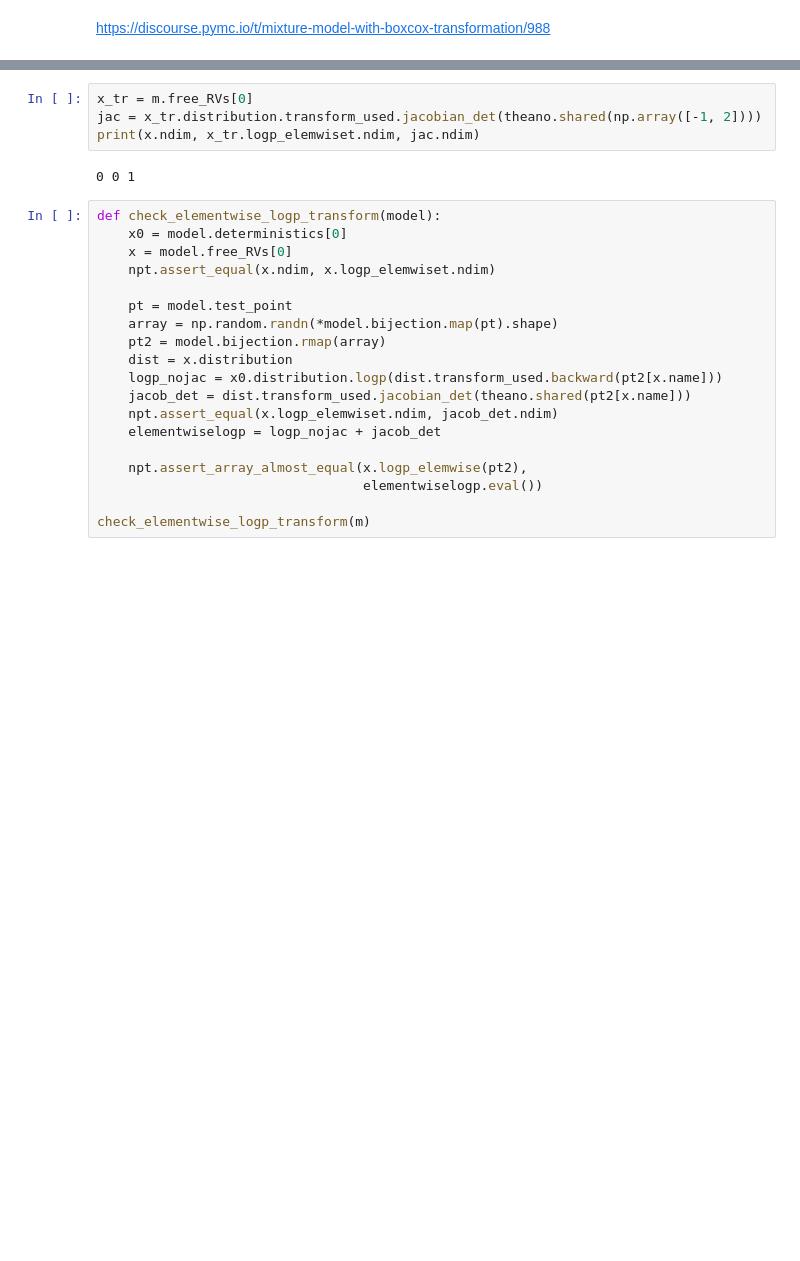
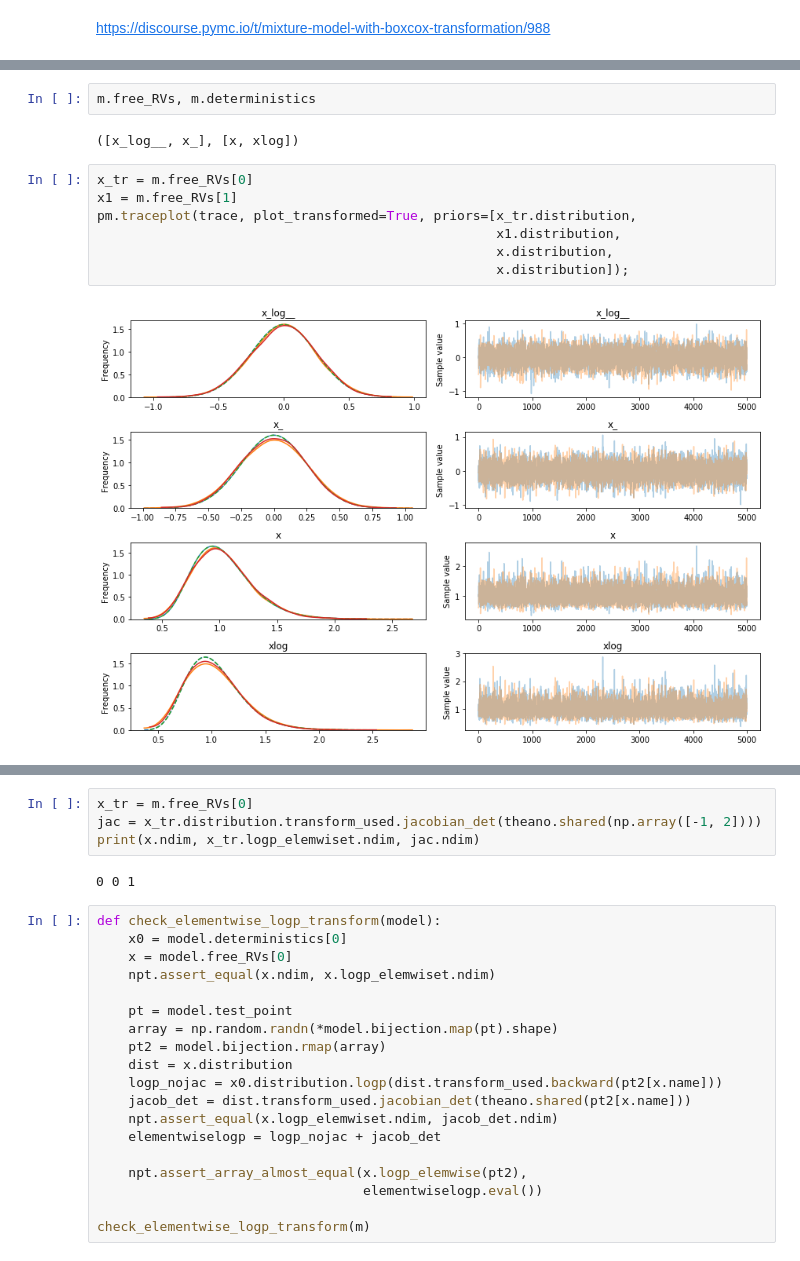
Before and after one commit to junpenglao/Planet_Sakaar_Data_Science, a Jupyter notebook: WIP/Box-Cox transformation.ipynb, the cells around one changed output, grey strips where cells are left out. Drawn from its saved outputs; the diff is of its cells as text; blank space fills up the shorter version.

```diff
--- a/WIP/Box-Cox transformation.ipynb
+++ b/WIP/Box-Cox transformation.ipynb
@@ -12,3 +24,16 @@ Populating the interactive namespace from numpy and matplotlib
+# %%
+m.free_RVs, m.deterministics
+# %% [output]
+([x_log__, x_], [x, xlog])
+# %%
+x_tr = m.free_RVs[0]
+x1 = m.free_RVs[1]
+pm.traceplot(trace, plot_transformed=True, priors=[x_tr.distribution,
+                                                   x1.distribution,
+                                                   x.distribution,
+                                                   x.distribution]);
+# %% [output]
+[figure, added]
 # %%
 mu0, sd0 = 5., 2.
 y = np.random.normal(mu0, sd0, size=200)
```
Also changed, not shown: parts of 7 cells of this notebook.
